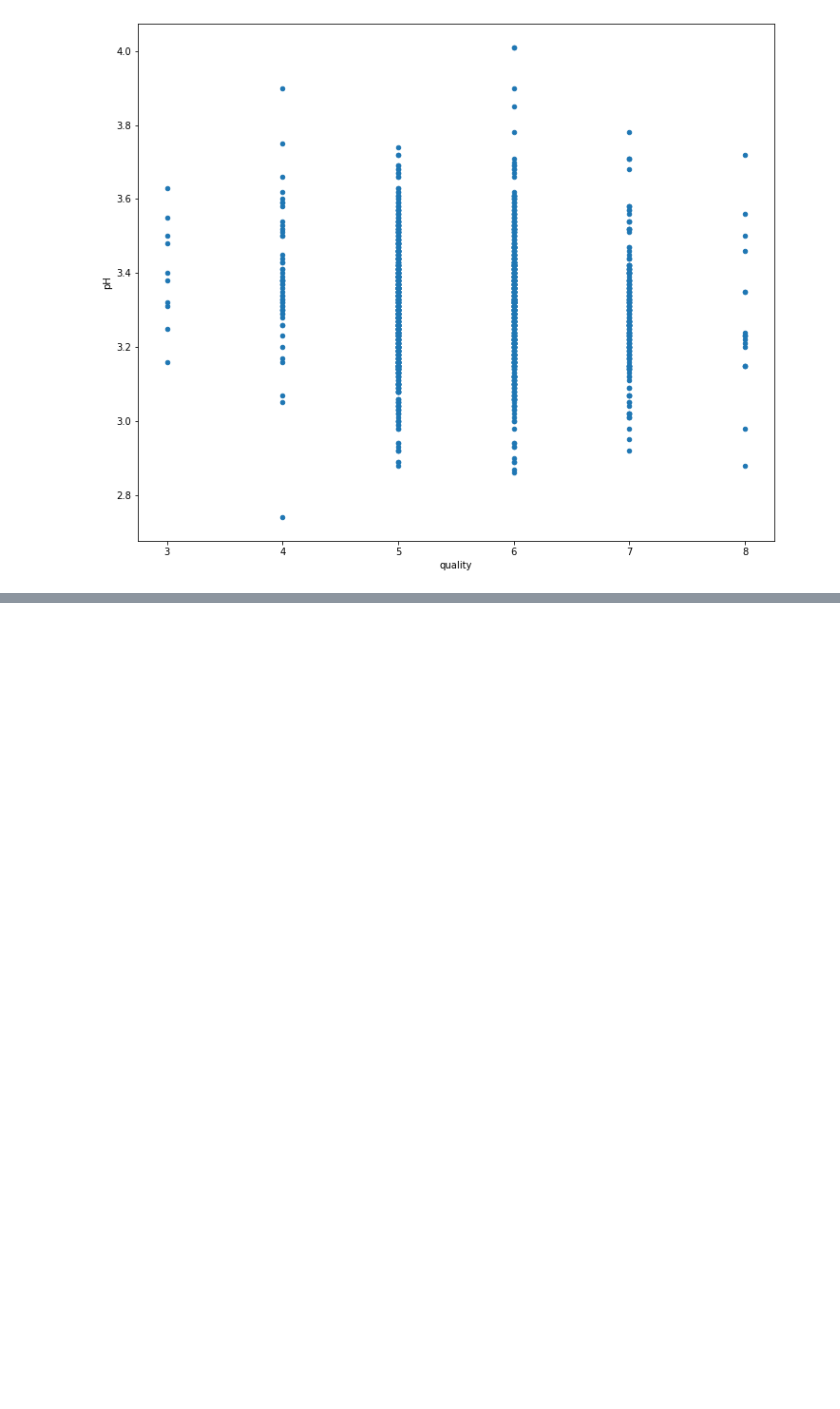
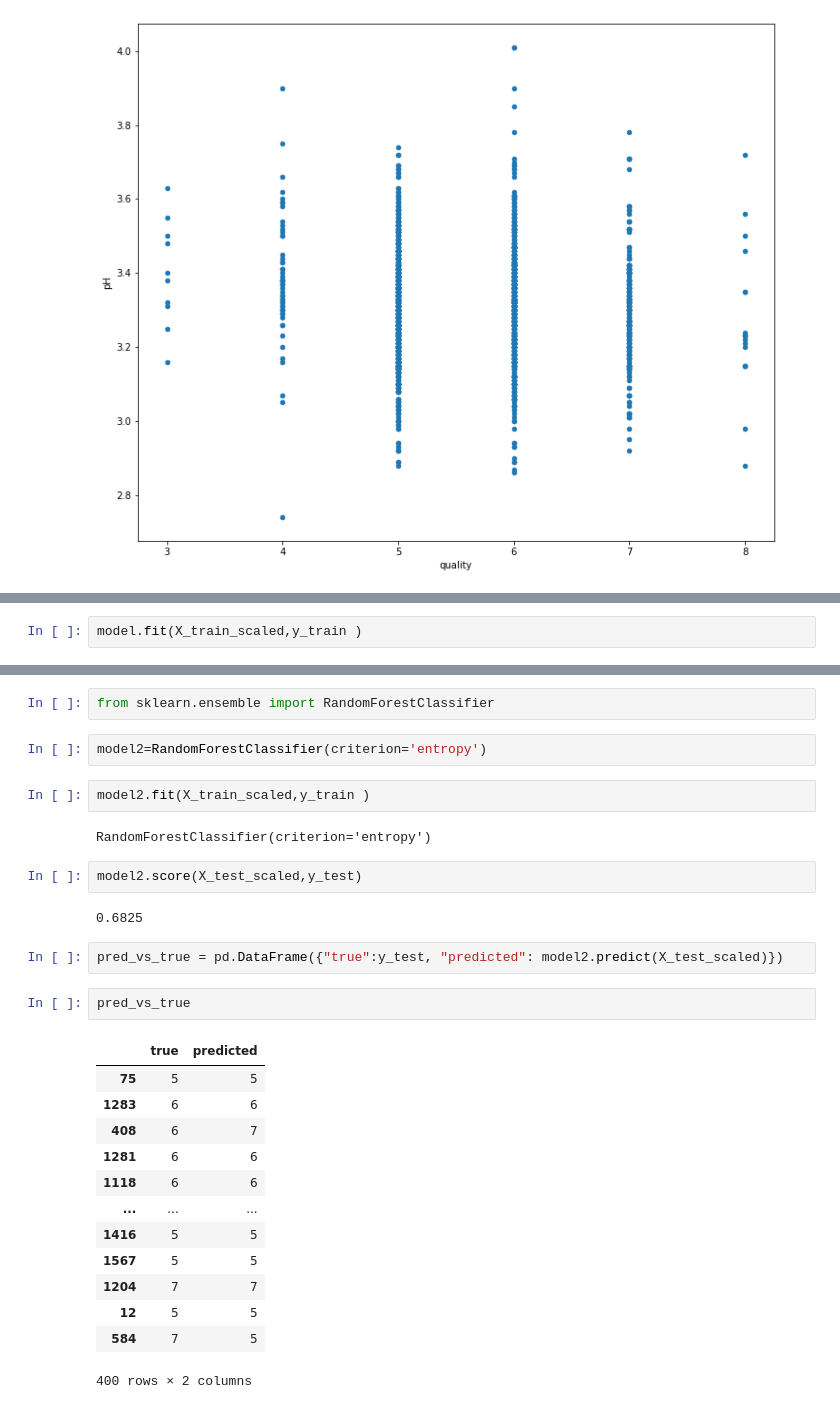
Before and after one commit to RanaBadri/Project-4, a Jupyter notebook: redwine_analysis.ipynb, the cells around one changed output, grey strips where cells are left out. Saved outputs shown, nothing was run; the diff lists cells and outputs as text; blank space fills up the shorter version.

Commit message:
with models

```diff
--- a/redwine_analysis.ipynb
+++ b/redwine_analysis.ipynb
@@ -46,0 +63,2 @@ data.plot(x='quality', y='pH', kind="scatter", figsize = (12,10))
+# %%
+model.fit(X_train_scaled,y_train )
@@ -46,0 +71,30 @@ data.plot(x='quality', y='pH', kind="scatter", figsize = (12,10))
+# %%
+from sklearn.ensemble import RandomForestClassifier
+# %%
+model2=RandomForestClassifier(criterion='entropy')
+# %%
+model2.fit(X_train_scaled,y_train )
+# %% [output]
+RandomForestClassifier(criterion='entropy')
+# %%
+model2.score(X_test_scaled,y_test)
+# %% [output]
+0.6825
+# %%
+pred_vs_true = pd.DataFrame({"true":y_test, "predicted": model2.predict(X_test_scaled)})
+# %%
+pred_vs_true
+# %% [output]
+|  | true | predicted |
+| 75 | 5 | 5 |
+| 1283 | 6 | 6 |
+| 408 | 6 | 7 |
+| 1281 | 6 | 6 |
+| 1118 | 6 | 6 |
+| ... | ... | ... |
+| 1416 | 5 | 5 |
+| 1567 | 5 | 5 |
+| 1204 | 7 | 7 |
+| 12 | 5 | 5 |
+| 584 | 7 | 5 |
+400 rows × 2 columns
```
Also changed, not shown: parts of 14 cells of this notebook.
